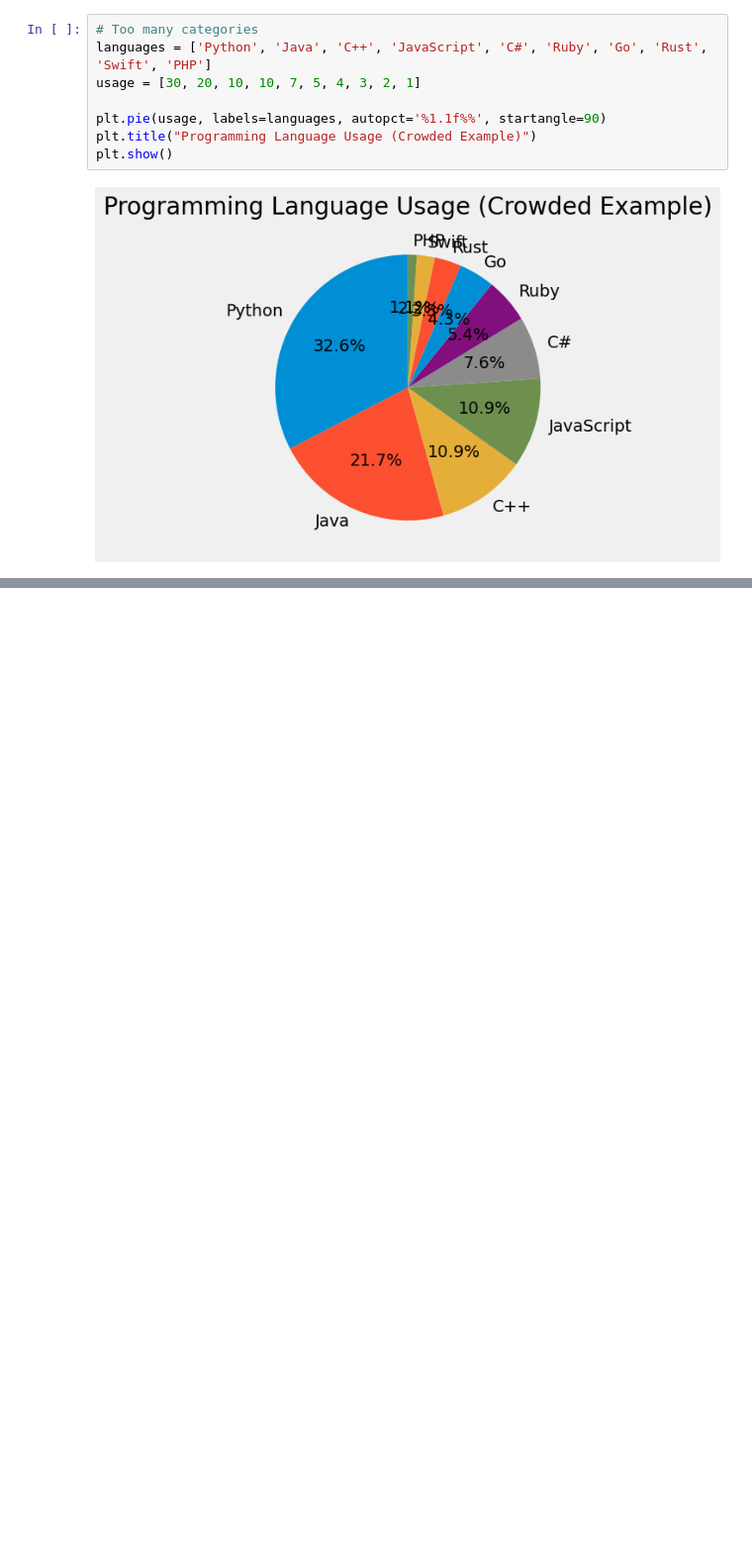
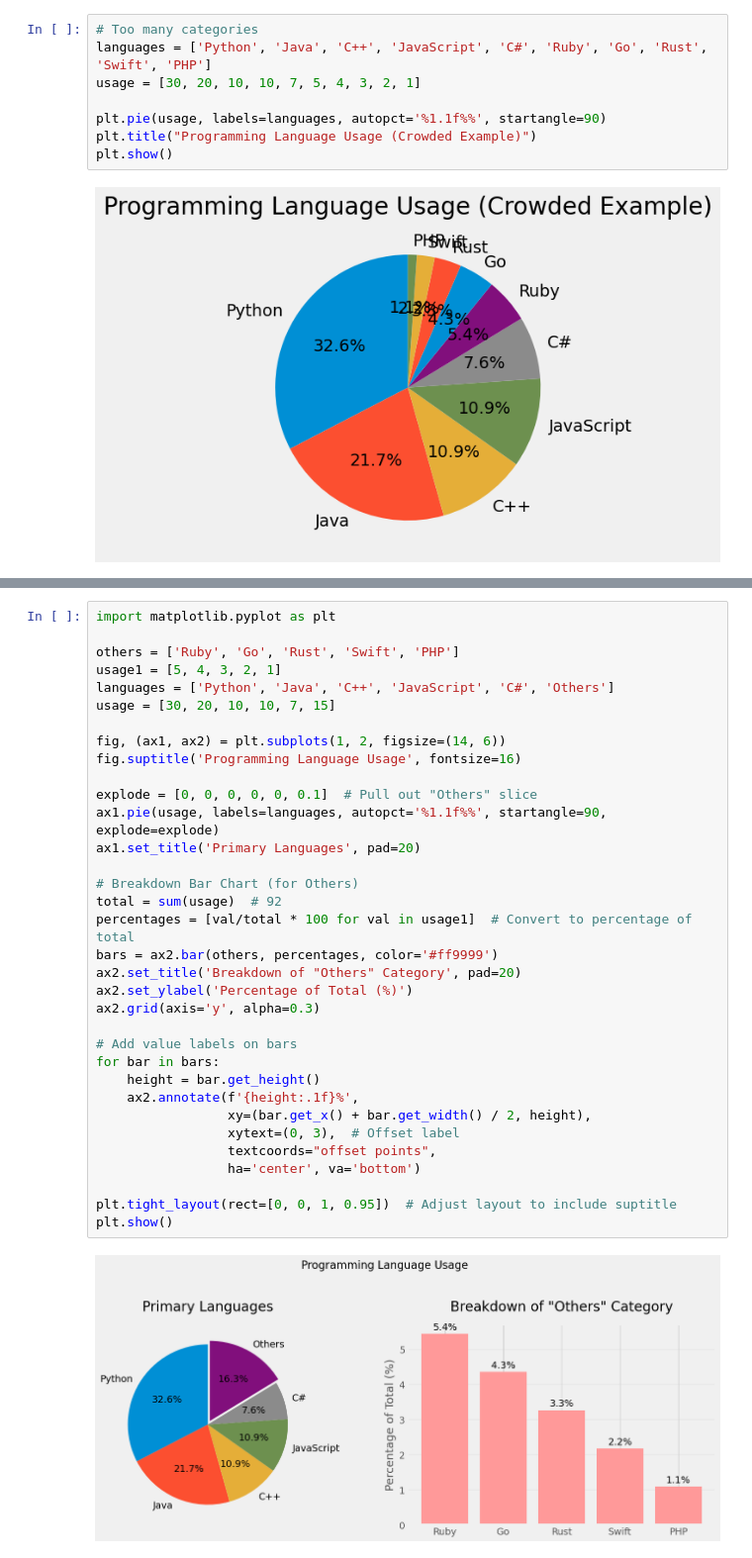
Before and after one commit to vikramsumit/ds, a Jupyter notebook: matplotlib/py_charts.ipynb, the cells around one changed output, grey strips where cells are left out. Shown: that part at 99% size. Cells and saved outputs as stored; diff of their text form; blank space fills up the shorter version.

```diff
--- a/matplotlib/py_charts.ipynb
+++ b/matplotlib/py_charts.ipynb
@@ -93,2 +101,38 @@ plt.show()
 # %% [output]
 [figure]
+# %%
+import matplotlib.pyplot as plt
+
+others = ['Ruby', 'Go', 'Rust', 'Swift', 'PHP']
+usage1 = [5, 4, 3, 2, 1]
+languages = ['Python', 'Java', 'C++', 'JavaScript', 'C#', 'Others']
+usage = [30, 20, 10, 10, 7, 15]
+
+fig, (ax1, ax2) = plt.subplots(1, 2, figsize=(14, 6))
+fig.suptitle('Programming Language Usage', fontsize=16)
+
+explode = [0, 0, 0, 0, 0, 0.1]  # Pull out "Others" slice
+ax1.pie(usage, labels=languages, autopct='%1.1f%%', startangle=90, explode=explode)
+ax1.set_title('Primary Languages', pad=20)
+
+# Breakdown Bar Chart (for Others)
+total = sum(usage)  # 92
+percentages = [val/total * 100 for val in usage1]  # Convert to percentage of total
+bars = ax2.bar(others, percentages, color='#ff9999')
+ax2.set_title('Breakdown of "Others" Category', pad=20)
+ax2.set_ylabel('Percentage of Total (%)')
+ax2.grid(axis='y', alpha=0.3)
+
+# Add value labels on bars
+for bar in bars:
+    height = bar.get_height()
+    ax2.annotate(f'{height:.1f}%',
+                 xy=(bar.get_x() + bar.get_width() / 2, height),
+                 xytext=(0, 3),  # Offset label
+                 textcoords="offset points",
+                 ha='center', va='bottom')
+
+plt.tight_layout(rect=[0, 0, 1, 0.95])  # Adjust layout to include suptitle
+plt.show()
+# %% [output]
+[figure, added]
```
Also changed, not shown: parts of 1 cell of this notebook, 6 other files.
